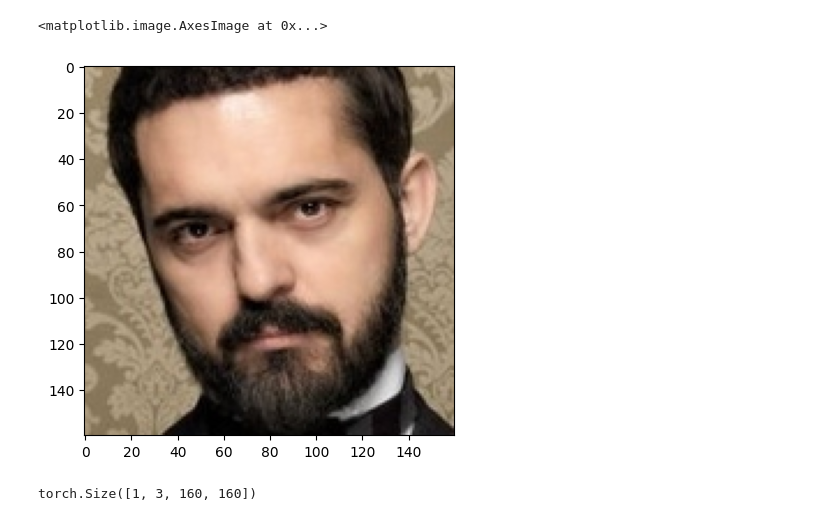
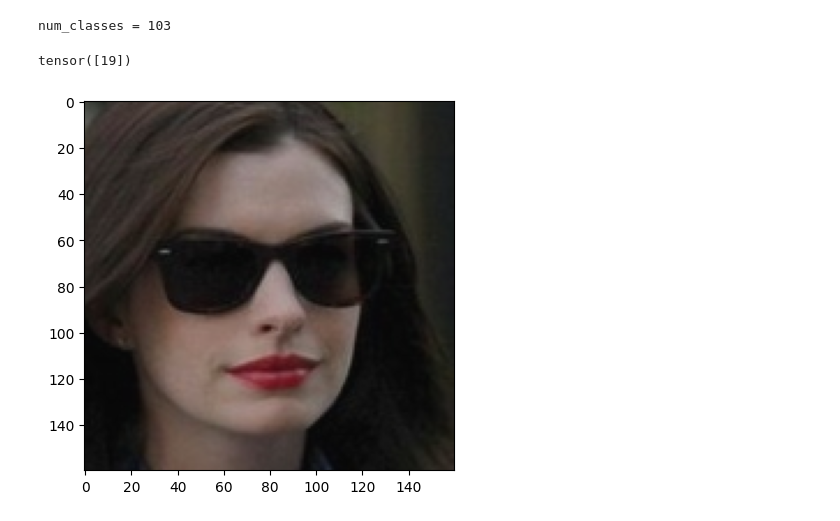
Before and after one commit to SuperrMurlocc/dlf-projekt, a Jupyter notebook: test.ipynb, the cells around one changed output. Saved outputs shown, nothing was run; the diff lists cells and outputs as text; code cells hidden in the pictures.

Commit message:
slight datasets alterations

```diff
--- a/test.ipynb
+++ b/test.ipynb
@@ -1,16 +1,17 @@
 # %%
-from dataset.small_celebrities import train_loader
+from skibidi_face_detector.dataset.small_celebrities import train_loader, num_classes, augment
+from skibidi_face_detector.face import align_faces, detect_faces, assess_quality
 import matplotlib.pyplot as plt
 import einops
+
+print(f'{num_classes = }')
+# %% [output]
+num_classes = 103
 # %%
 example = next(iter(train_loader))
-image = example['image']
+image = augment(example['image'])
+plt.imshow(einops.rearrange(image, '1 c h w -> h w c'))
+example['label']
+# %% [output]
+tensor([19])
+[figure, added]
-# %%
-plt.imshow(einops.rearrange(image, '1 c h w -> h w c'))
-# %% [output]
-<matplotlib.image.AxesImage at 0x...>
-[figure, removed]
-# %%
-image.shape
-# %% [output]
-torch.Size([1, 3, 160, 160])
```
Also changed, not shown: parts of 5 cells of this notebook, 2 other files.
